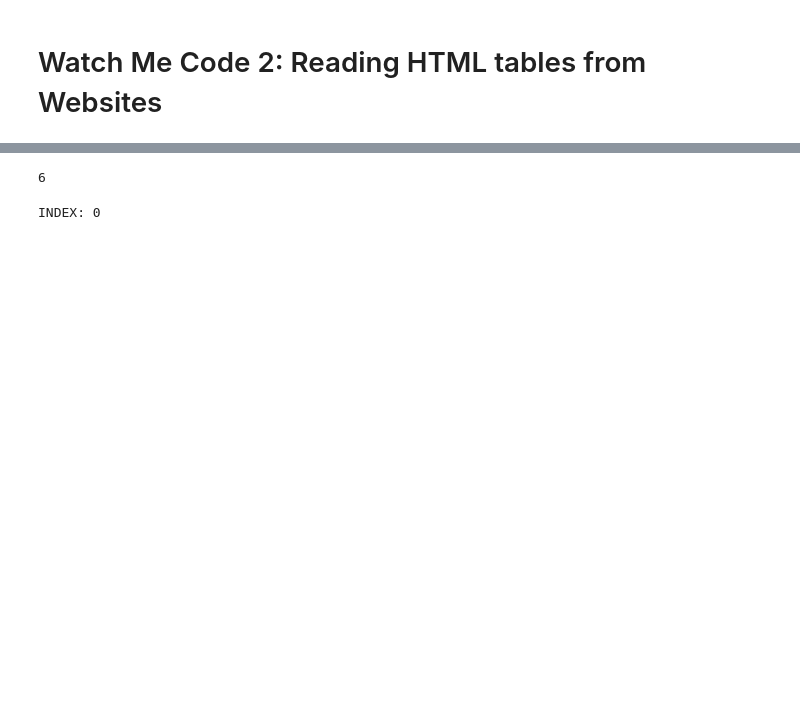
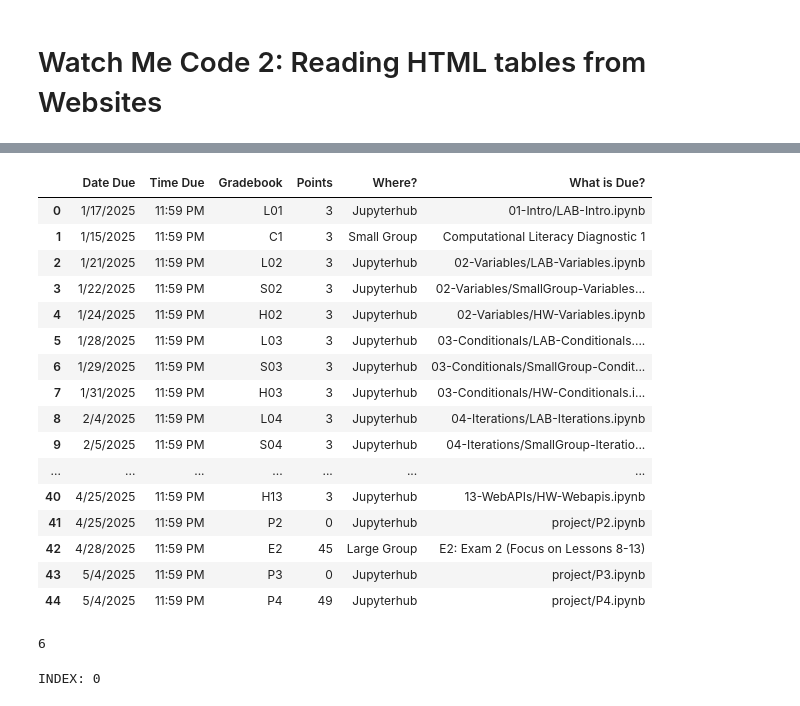
Before and after one commit to ist256/spring2025, a Jupyter notebook: lessons/11-Pandas-II/WMC2-HTML.ipynb, the cells around one changed output, grey strips where cells are left out. Cells and saved outputs as stored; diff of their text form; code cells hidden in the pictures; blank space fills up the shorter version.

```diff
--- a/lessons/11-Pandas-II/WMC2-HTML.ipynb
+++ b/lessons/11-Pandas-II/WMC2-HTML.ipynb
@@ -37,3 +38,24 @@ tables[1]
+# %%
+# last table
+tables[-1]
+# %% [output]
+|  | Date Due | Time Due | Gradebook | Points | Where? | What is Due? |
+| 0 | 1/17/2025 | 11:59 PM | L01 | 3 | Jupyterhub | 01-Intro/LAB-Intro.ipynb |
+| 1 | 1/15/2025 | 11:59 PM | C1 | 3 | Small Group | Computational Literacy Diagnostic 1 |
+| 2 | 1/21/2025 | 11:59 PM | L02 | 3 | Jupyterhub | 02-Variables/LAB-Variables.ipynb |
+| 3 | 1/22/2025 | 11:59 PM | S02 | 3 | Jupyterhub | 02-Variables/SmallGroup-Variables... |
+| 4 | 1/24/2025 | 11:59 PM | H02 | 3 | Jupyterhub | 02-Variables/HW-Variables.ipynb |
+| 5 | 1/28/2025 | 11:59 PM | L03 | 3 | Jupyterhub | 03-Conditionals/LAB-Conditionals.... |
+| 6 | 1/29/2025 | 11:59 PM | S03 | 3 | Jupyterhub | 03-Conditionals/SmallGroup-Condit... |
+| 7 | 1/31/2025 | 11:59 PM | H03 | 3 | Jupyterhub | 03-Conditionals/HW-Conditionals.i... |
+| 8 | 2/4/2025 | 11:59 PM | L04 | 3 | Jupyterhub | 04-Iterations/LAB-Iterations.ipynb |
+| 9 | 2/5/2025 | 11:59 PM | S04 | 3 | Jupyterhub | 04-Iterations/SmallGroup-Iteratio... |
+| ... | ... | ... | ... | ... | ... | ... |
+| 40 | 4/25/2025 | 11:59 PM | H13 | 3 | Jupyterhub | 13-WebAPIs/HW-Webapis.ipynb |
+| 41 | 4/25/2025 | 11:59 PM | P2 | 0 | Jupyterhub | project/P2.ipynb |
+| 42 | 4/28/2025 | 11:59 PM | E2 | 45 | Large Group | E2: Exam 2 (Focus on Lessons 8-13) |
+| 43 | 5/4/2025 | 11:59 PM | P3 | 0 | Jupyterhub | project/P3.ipynb |
+| 44 | 5/4/2025 | 11:59 PM | P4 | 49 | Jupyterhub | project/P4.ipynb |
 # %%
 headers = {"User-Agent": "Mozilla/5.0"}
 tables = pd.read_html("https://www.baseball-reference.com/leagues/MLB-standings.shtml", storage_options=headers)
```
Also changed, not shown: parts of 11 cells of this notebook, 4 other files.
